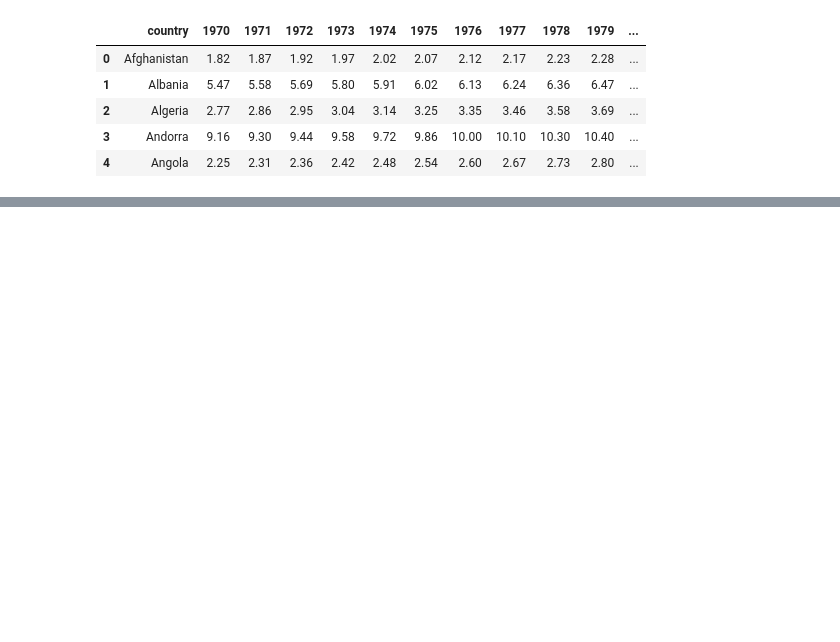
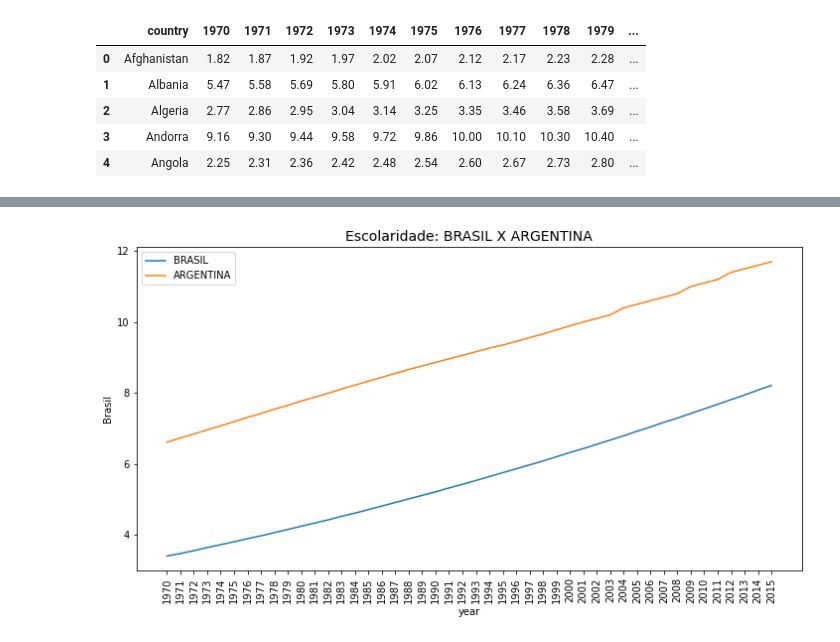
Before and after one commit to smilesrgouveia/Aula, a Jupyter notebook: TarefaTrilha2_PL.ipynb, the cells around one changed output, grey strips where cells are left out. Drawn from its saved outputs; the diff is of its cells as text; code cells hidden in the pictures; blank space fills up the shorter version.

```diff
--- a/TarefaTrilha2_PL.ipynb
+++ b/TarefaTrilha2_PL.ipynb
@@ -17,0 +48,3 @@ school_BR
+# %%
+AR = pd.melt(school_AR, id_vars=['country'])
+AR.head()
@@ -17,0 +58,3 @@ school_BR
+# %%
+AR = AR.rename(columns={'variable':'year','value':'school'})
+AR.head()
@@ -17,0 +68,3 @@ school_BR
+# %%
+DF = pd.merge(BR,AR,on=['year'])
+DF.head()
@@ -17,0 +78,3 @@ school_BR
+# %%
+DF = DF.rename(columns={'school_x':'Brasil','school_y':'AR'})
+DF.head()
@@ -17,0 +88,16 @@ school_BR
+# %%
+import matplotlib.pyplot as plt
+import seaborn as sns
+%matplotlib inline
+
+plt.figure(figsize=(12,6))
+
+sns.lineplot(x=DF.year, y=DF.Brasil, label='BRASIL')
+sns.lineplot(x=DF.year, y=DF.AR, label='ARGENTINA')
+
+plt.title('Escolaridade: BRASIL X ARGENTINA', fontsize=14)
+plt.legend()
+plt.xticks(rotation=90)
+plt.show()
+# %% [output]
+[figure, added]
```
Also changed, not shown: parts of 15 cells of this notebook.
